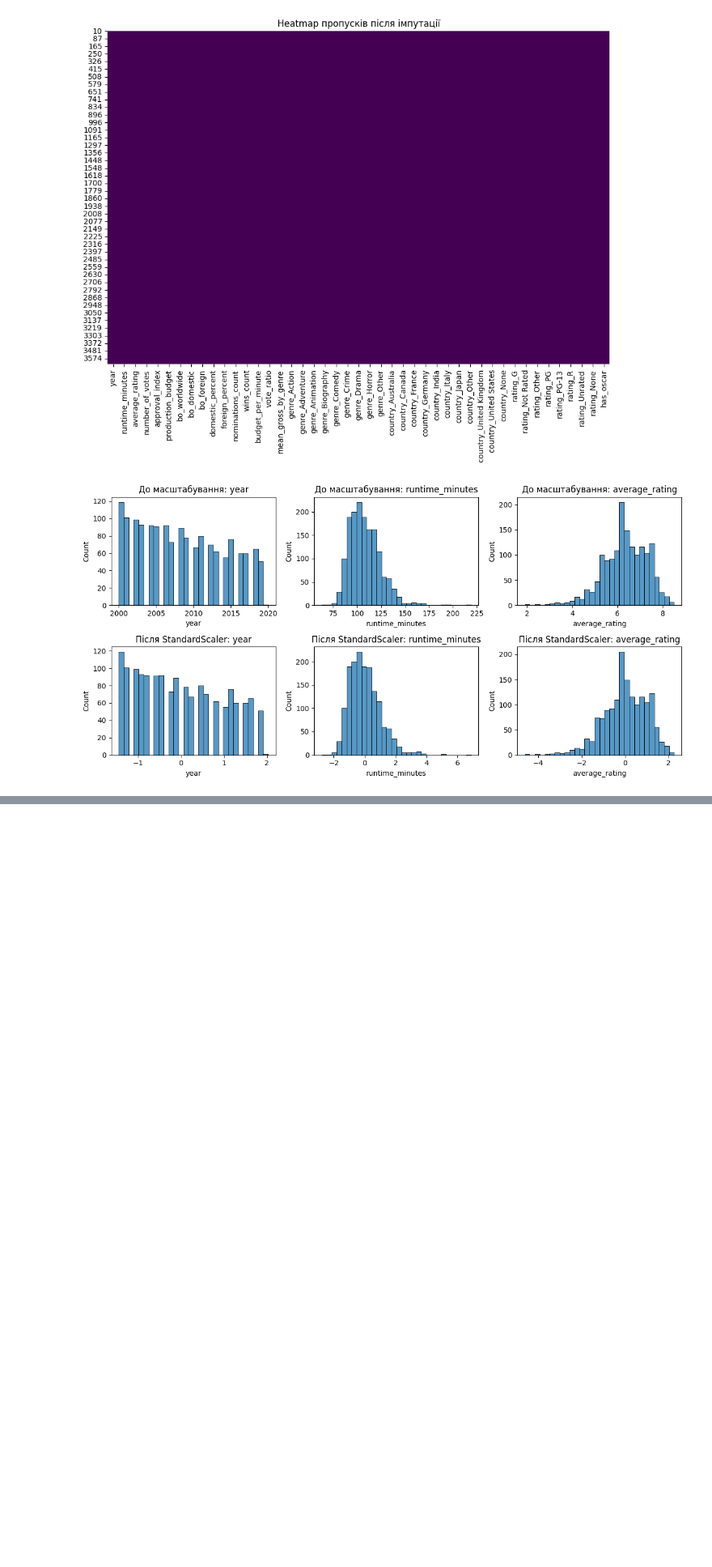
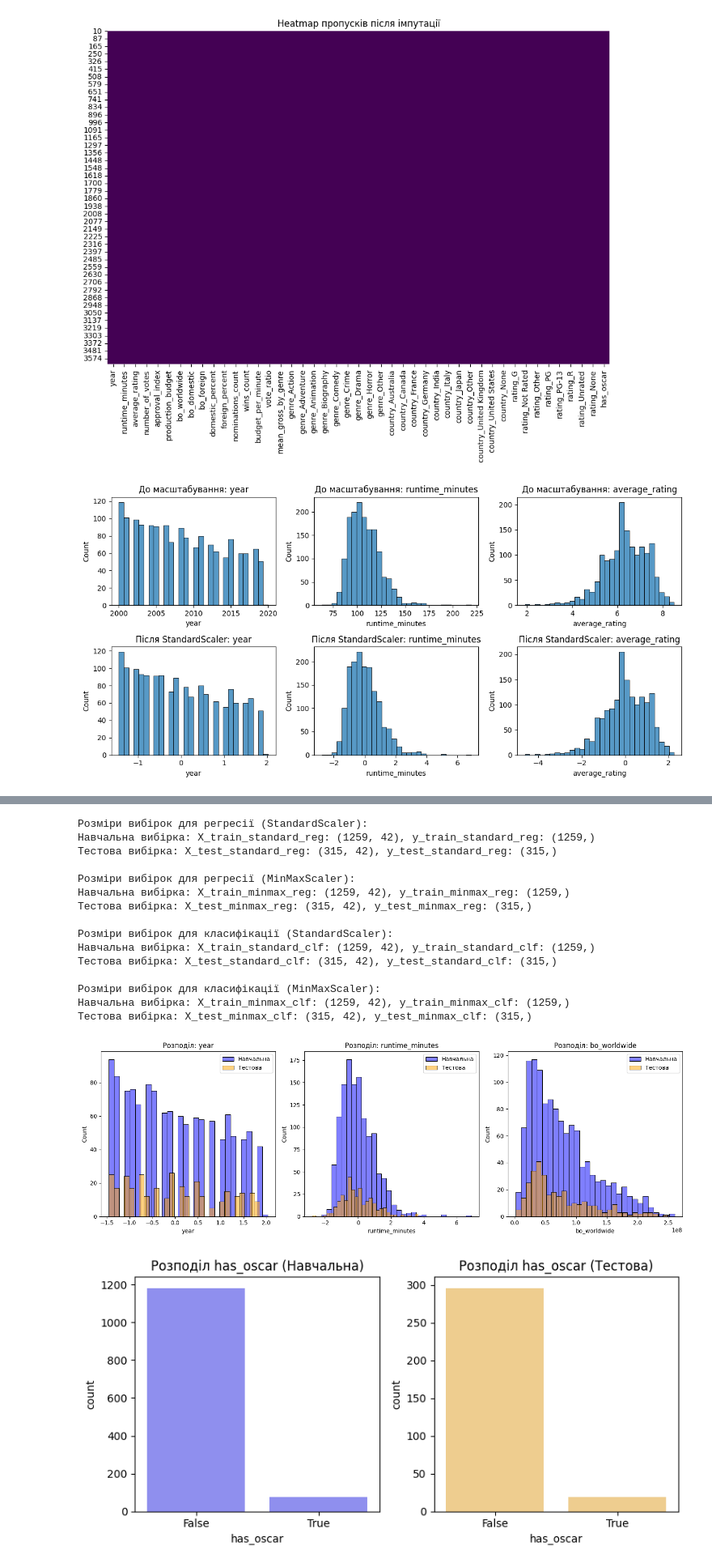
Before and after one commit to sokolovgit/data_analysis, a Jupyter notebook: course_work/code/analysis/test.ipynb, the cells around one changed output, grey strips where cells are left out. Shown at 81% size. Drawn from its saved outputs; the diff is of its cells as text; code cells hidden in the pictures; blank space fills up the shorter version.

Commit message:
feat(course_work): divide data into training and testing data

```diff
--- a/course_work/code/analysis/test.ipynb
+++ b/course_work/code/analysis/test.ipynb
@@ -297,0 +347,64 @@ df_minmax.to_csv('prepared_data_minmax.csv', index=False)
+# %%
+# Виведення розмірів вибірок
+print("\nРозміри вибірок для регресії (StandardScaler):")
+print(f"Навчальна вибірка: X_train_standard_reg: {X_train_standard_reg.shape}, y_train_standard_reg: {y_train_standard_reg.shape}")
+print(f"Тестова вибірка: X_test_standard_reg: {X_test_standard_reg.shape}, y_test_standard_reg: {y_test_standard_reg.shape}")
+print("\nРозміри вибірок для регресії (MinMaxScaler):")
+print(f"Навчальна вибірка: X_train_minmax_reg: {X_train_minmax_reg.shape}, y_train_minmax_reg: {y_train_minmax_reg.shape}")
+print(f"Тестова вибірка: X_test_minmax_reg: {X_test_minmax_reg.shape}, y_test_minmax_reg: {y_test_minmax_reg.shape}")
+print("\nРозміри вибірок для класифікації (StandardScaler):")
+print(f"Навчальна вибірка: X_train_standard_clf: {X_train_standard_clf.shape}, y_train_standard_clf: {y_train_standard_clf.shape}")
+print(f"Тестова вибірка: X_test_standard_clf: {X_test_standard_clf.shape}, y_test_standard_clf: {y_test_standard_clf.shape}")
+print("\nРозміри вибірок для класифікації (MinMaxScaler):")
+print(f"Навчальна вибірка: X_train_minmax_clf: {X_train_minmax_clf.shape}, y_train_minmax_clf: {y_train_minmax_clf.shape}")
+print(f"Тестова вибірка: X_test_minmax_clf: {X_test_minmax_clf.shape}, y_test_minmax_clf: {y_test_minmax_clf.shape}")
+
+# Візуалізації для перевірки розподілів
+# Об'єднання X і y для зручності візуалізації
+train_standard_reg = X_train_standard_reg.copy()
+train_standard_reg['bo_worldwide'] = y_train_standard_reg
+test_standard_reg = X_test_standard_reg.copy()
+test_standard_reg['bo_worldwide'] = y_test_standard_reg
+
+# Вибір ключових ознак для візуалізації
+features_to_plot = ['year', 'runtime_minutes', 'bo_worldwide']
+
+# Гістограми розподілів для регресії (StandardScaler)
+plt.figure(figsize=(15, 5))
+for i, col in enumerate(features_to_plot, 1):
+    plt.subplot(1, 3, i)
+    sns.histplot(train_standard_reg[col].dropna(), bins=30, color='blue', alpha=0.5, label='Навчальна')
+    sns.histplot(test_standard_reg[col].dropna(), bins=30, color='orange', alpha=0.5, label='Тестова')
+    plt.title(f'Розподіл: {col}')
+    plt.legend()
+plt.tight_layout()
+plt.show()
+
+# Перевірка розподілу цільової змінної для класифікації (has_oscar)
+plt.figure(figsize=(8, 4))
+plt.subplot(1, 2, 1)
+sns.countplot(x=y_train_standard_clf, color='blue', alpha=0.5)
+plt.title('Розподіл has_oscar (Навчальна)')
+plt.subplot(1, 2, 2)
+sns.countplot(x=y_test_standard_clf, color='orange', alpha=0.5)
+plt.title('Розподіл has_oscar (Тестова)')
+plt.tight_layout()
+plt.show()
+# %% [output]
+Розміри вибірок для регресії (StandardScaler):
+Навчальна вибірка: X_train_standard_reg: (1259, 42), y_train_standard_reg: (1259,)
+Тестова вибірка: X_test_standard_reg: (315, 42), y_test_standard_reg: (315,)
+
+Розміри вибірок для регресії (MinMaxScaler):
+Навчальна вибірка: X_train_minmax_reg: (1259, 42), y_train_minmax_reg: (1259,)
+Тестова вибірка: X_test_minmax_reg: (315, 42), y_test_minmax_reg: (315,)
+
+Розміри вибірок для класифікації (StandardScaler):
+Навчальна вибірка: X_train_standard_clf: (1259, 42), y_train_standard_clf: (1259,)
+Тестова вибірка: X_test_standard_clf: (315, 42), y_test_standard_clf: (315,)
+
+Розміри вибірок для класифікації (MinMaxScaler):
+Навчальна вибірка: X_train_minmax_clf: (1259, 42), y_train_minmax_clf: (1259,)
+Тестова вибірка: X_test_minmax_clf: (315, 42), y_test_minmax_clf: (315,)
+[figure, added]
+[figure, added]
```
Also changed, not shown: parts of 6 cells of this notebook, 8 other files.
